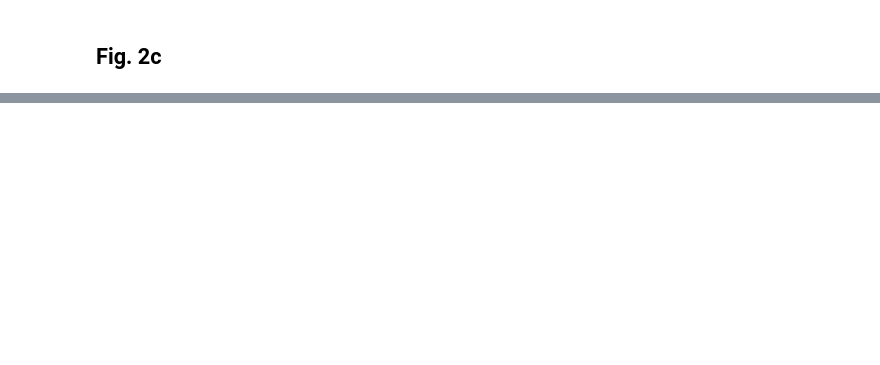
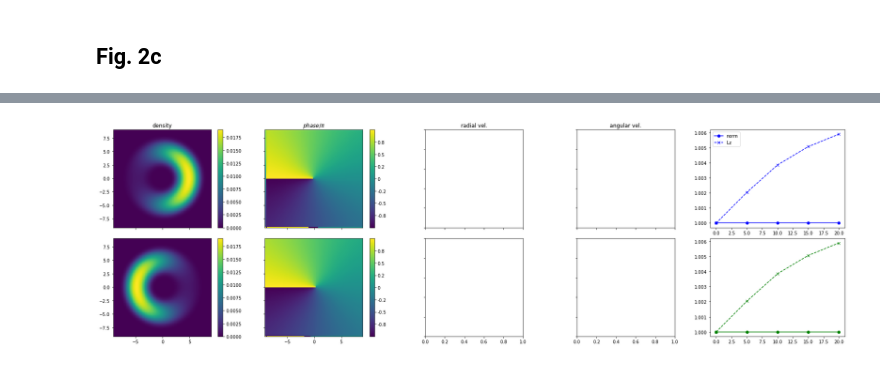
Before and after one commit to seyyareaksu/charged_2BEC_2d, a Jupyter notebook: busch.ipynb, the cells around one changed output, grey strips where cells are left out. Saved outputs shown, nothing was run; the diff lists cells and outputs as text; code cells hidden in the pictures; blank space fills up the shorter version.

```diff
--- a/busch.ipynb
+++ b/busch.ipynb
@@ -304,0 +225,4 @@ for icomp in range(2):
+# %%
+xmds.plot_results(var_dict2)
+# %% [output]
+[figure, added]
```
Also changed, not shown: parts of 27 cells of this notebook, 2 other files.
